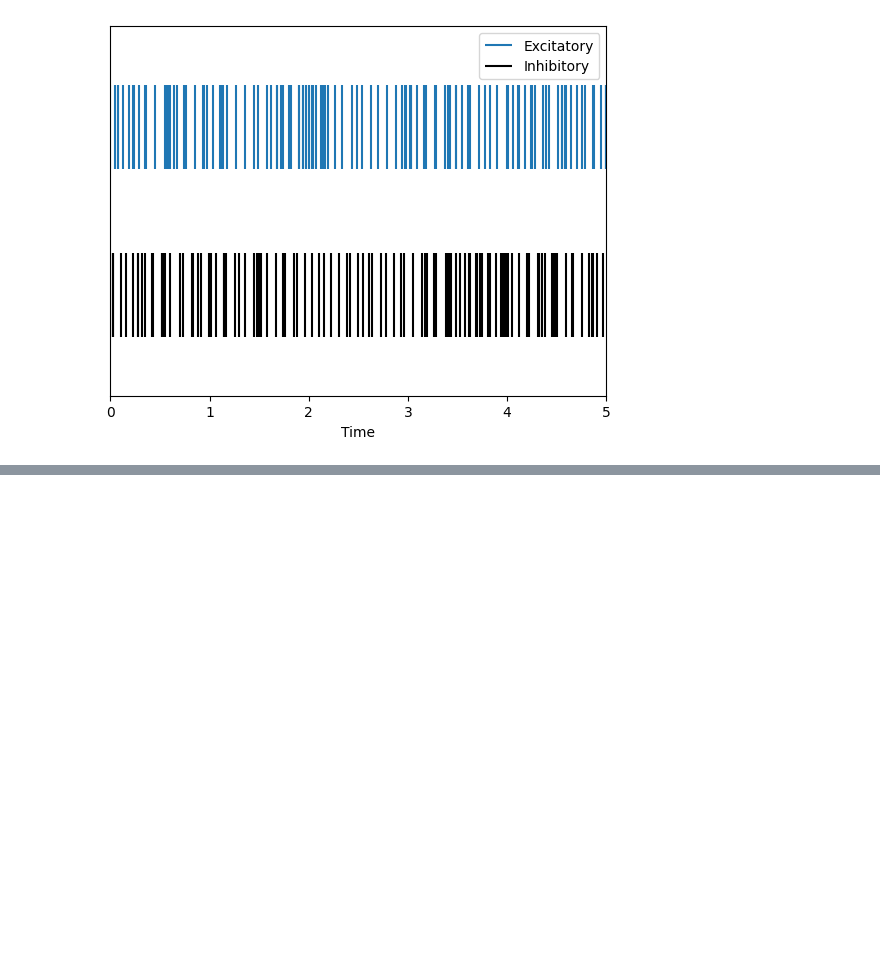
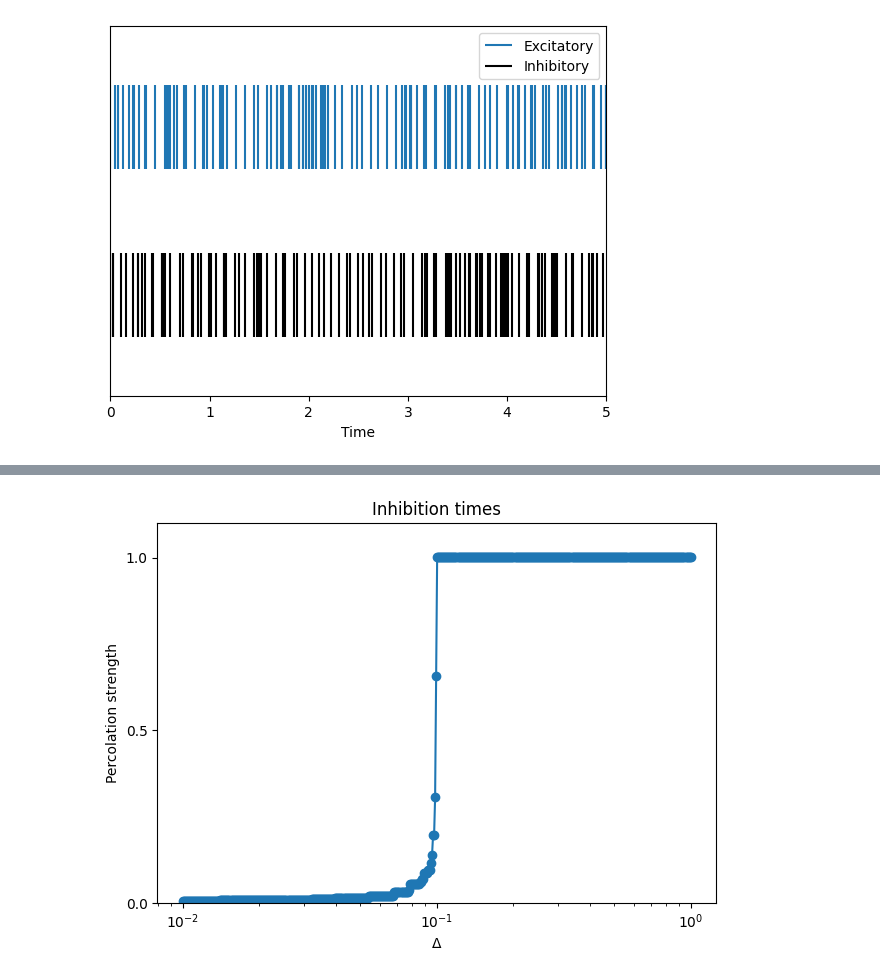
Before and after one commit to RivasAntonio/TFM, a Jupyter notebook: Códigos/Hawkes/modelo.ipynb, the cells around one changed output, grey strips where cells are left out. Saved outputs shown, nothing was run; the diff lists cells and outputs as text; code cells hidden in the pictures; blank space fills up the shorter version.

```diff
--- a/Códigos/Hawkes/modelo.ipynb
+++ b/Códigos/Hawkes/modelo.ipynb
@@ -119,0 +192,13 @@ plt.tight_layout()
+# %%
+deltas = np.logspace(-2, 0, base= 10, num = 500)
+percolation_strength = calculate_percolation_strength(np.diff(t_I), deltas)
+plt.plot(deltas, percolation_strength, marker = 'o')
+plt.xscale('log')
+plt.ylim(0, 1.1)
+plt.yticks([0, 0.5, 1])
+plt.xlabel('$\Delta$')
+plt.ylabel('Percolation strength')
+plt.title('Inhibition times')
+plt.tight_layout()
+# %% [output]
+[figure, added]
```
Also changed, not shown: parts of 8 cells of this notebook, 3 other files.
